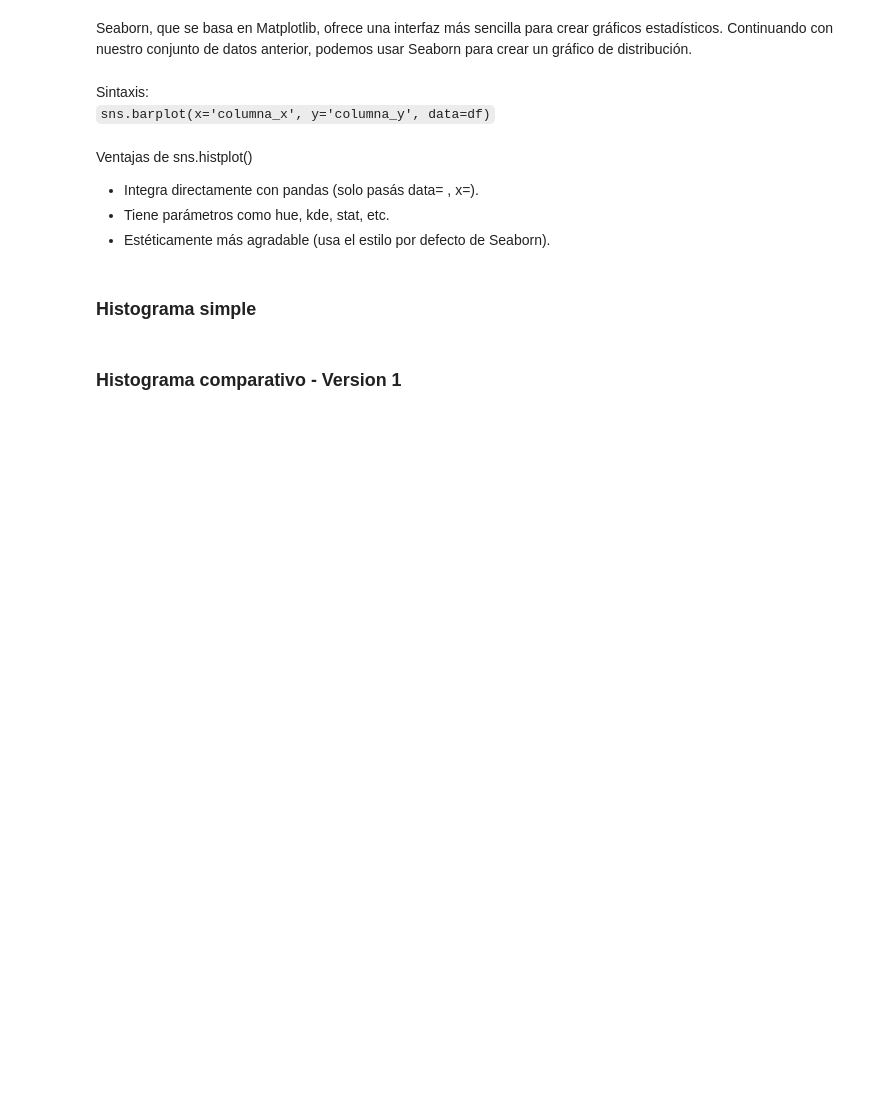
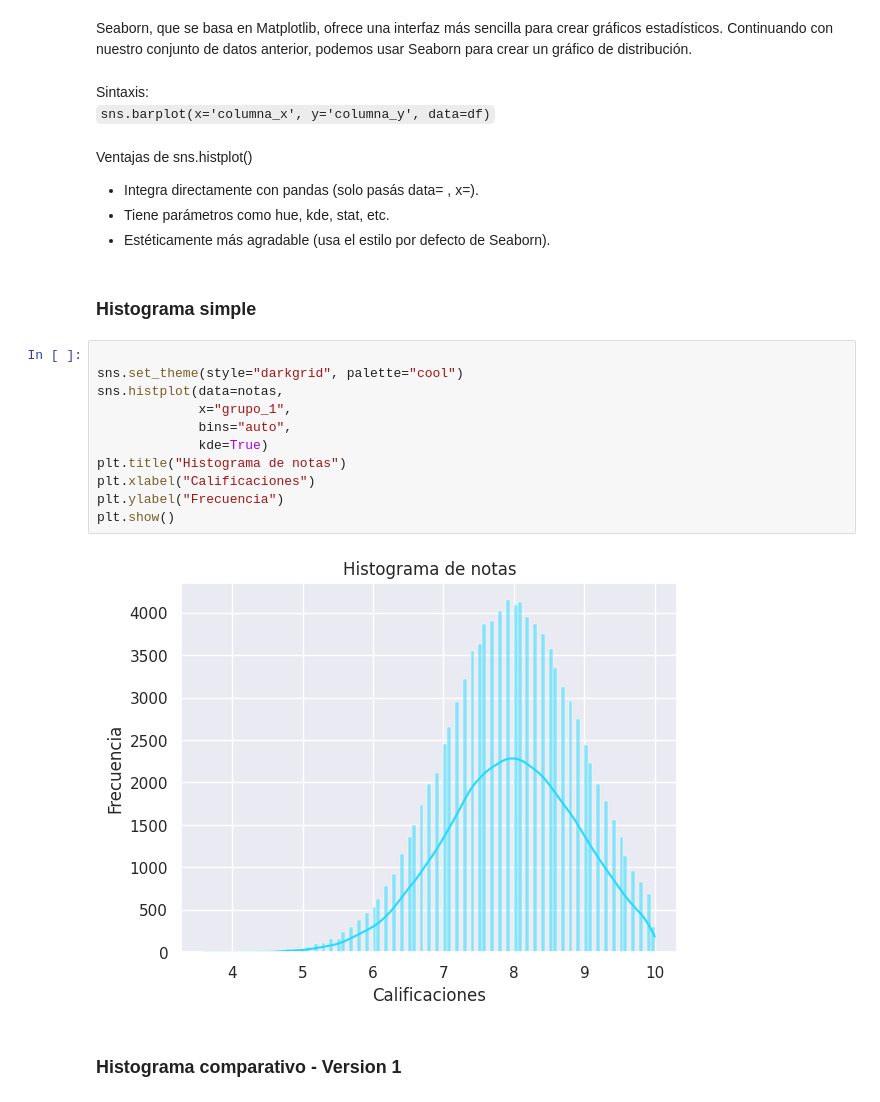
Before and after one commit to v0ltax/TT-2C2025-Data-Analitycs-Notebooks, a Jupyter notebook: _19_Clase_10/Clase 10.ipynb, the cells around one changed output. Cells and saved outputs as stored; diff of their text form; blank space fills up the shorter version.

```diff
--- a/_19_Clase_10/Clase 10.ipynb
+++ b/_19_Clase_10/Clase 10.ipynb
@@ -104,5 +170,18 @@ Ventajas de sns.histplot()
 * Estéticamente más agradable (usa el estilo por defecto de Seaborn).
 # %% [markdown]
 ### Histograma simple
+# %%
+
+sns.set_theme(style="darkgrid", palette="cool")
+sns.histplot(data=notas,
+             x="grupo_1",
+             bins="auto",
+             kde=True)
+plt.title("Histograma de notas")
+plt.xlabel("Calificaciones")
+plt.ylabel("Frecuencia")
+plt.show()
+# %% [output]
+[figure, added]
 # %% [markdown]
 ### Histograma comparativo - Version 1
```
Also changed, not shown: parts of 14 cells of this notebook.
